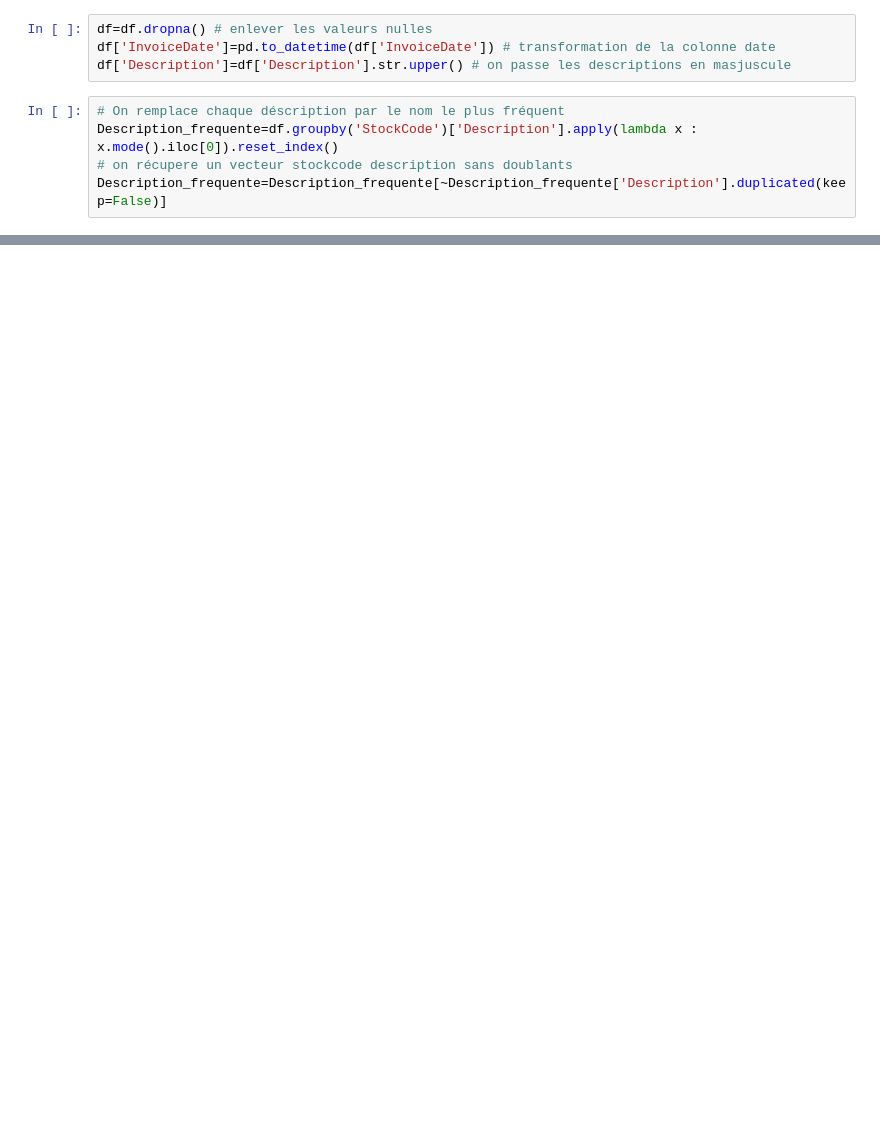
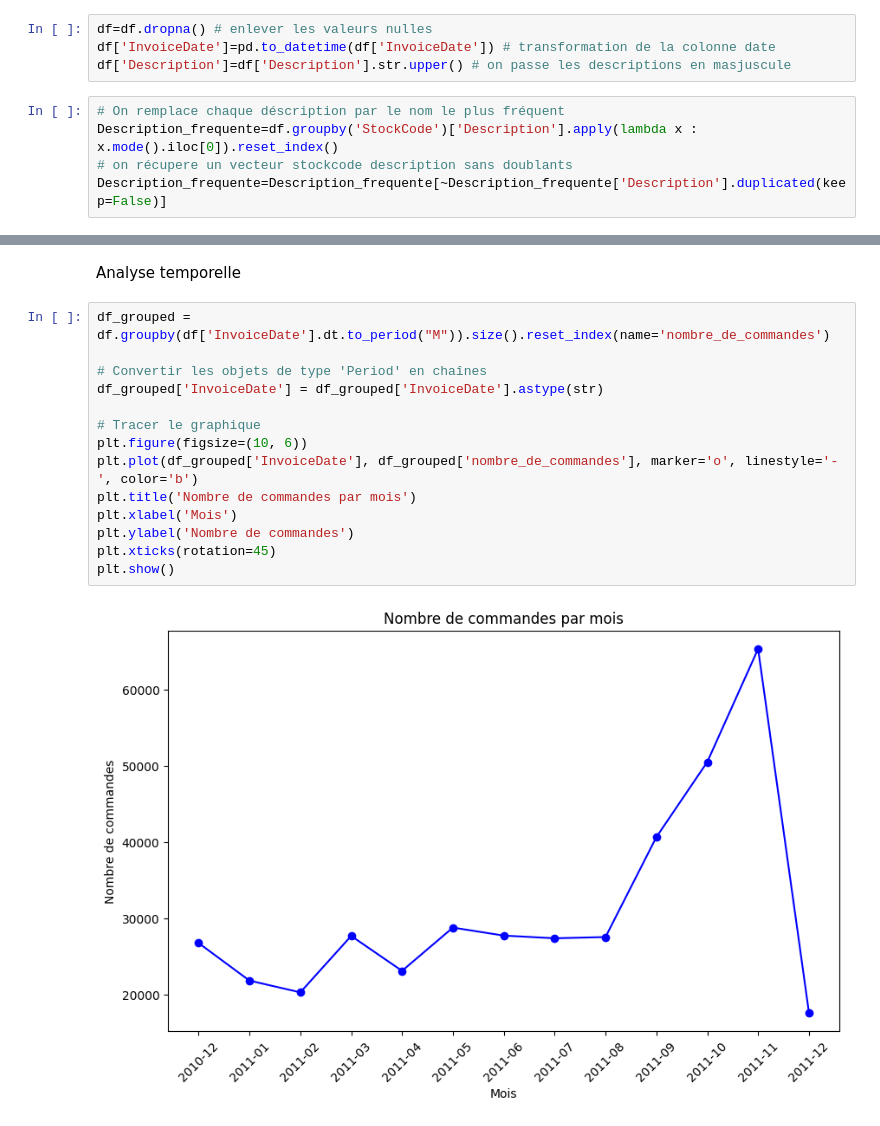
Before and after one commit to AchourSimoud/Projet_data_mining, a Jupyter notebook: projet_DM.ipynb, the cells around one changed output, grey strips where cells are left out. Cells and saved outputs as stored; diff of their text form; blank space fills up the shorter version.

```diff
--- a/projet_DM.ipynb
+++ b/projet_DM.ipynb
@@ -77,0 +57,18 @@ top_3_products_by_country.head()
+# %% [markdown]
+Analyse temporelle
+# %%
+df_grouped = df.groupby(df['InvoiceDate'].dt.to_period("M")).size().reset_index(name='nombre_de_commandes')
+
+# Convertir les objets de type 'Period' en chaînes
+df_grouped['InvoiceDate'] = df_grouped['InvoiceDate'].astype(str)
+
+# Tracer le graphique
+plt.figure(figsize=(10, 6))
+plt.plot(df_grouped['InvoiceDate'], df_grouped['nombre_de_commandes'], marker='o', linestyle='-', color='b')
+plt.title('Nombre de commandes par mois')
+plt.xlabel('Mois')
+plt.ylabel('Nombre de commandes')
+plt.xticks(rotation=45)
+plt.show()
+# %% [output]
+[figure, added]
```
Also changed, not shown: parts of 22 cells of this notebook, 2 other files.
